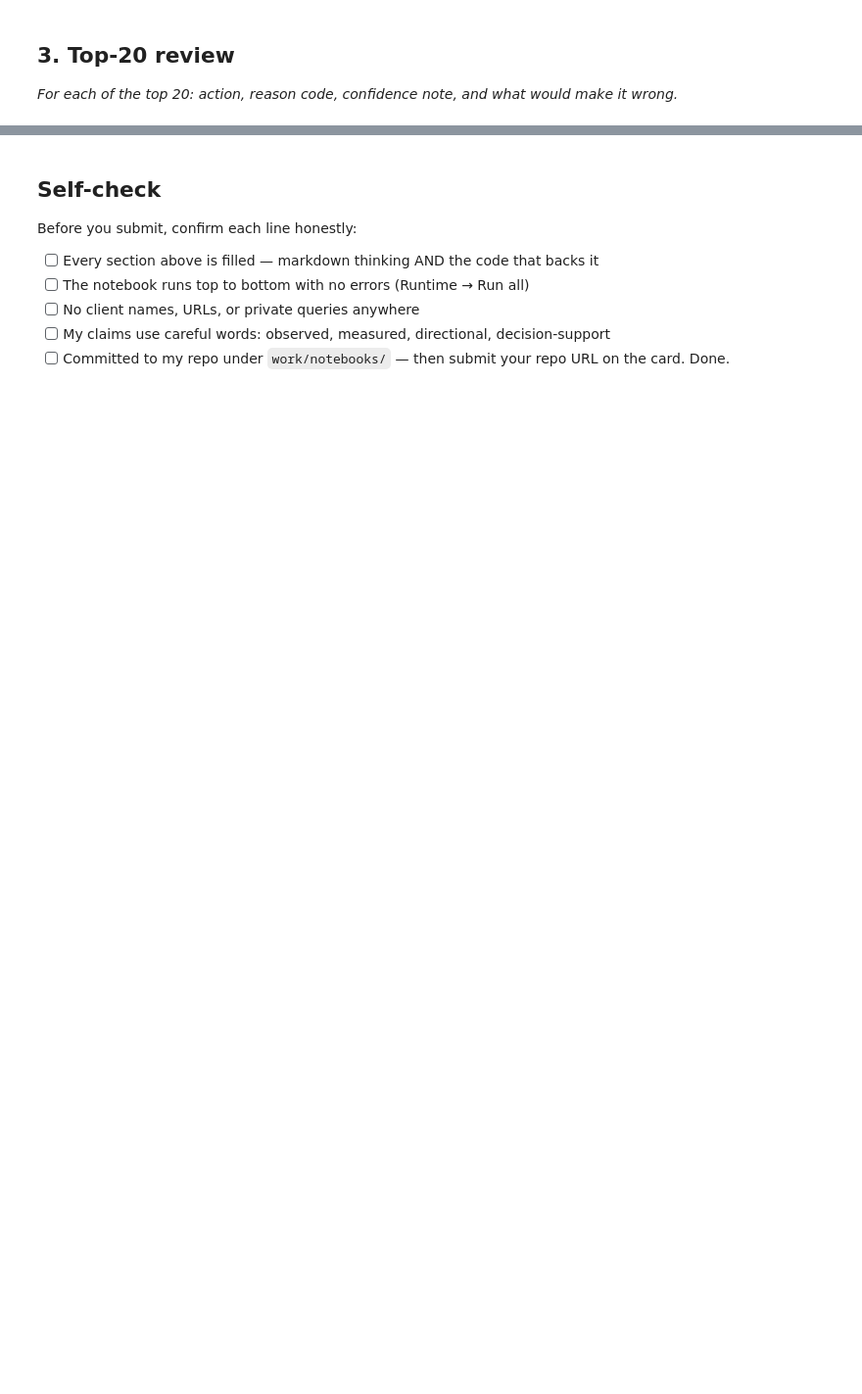
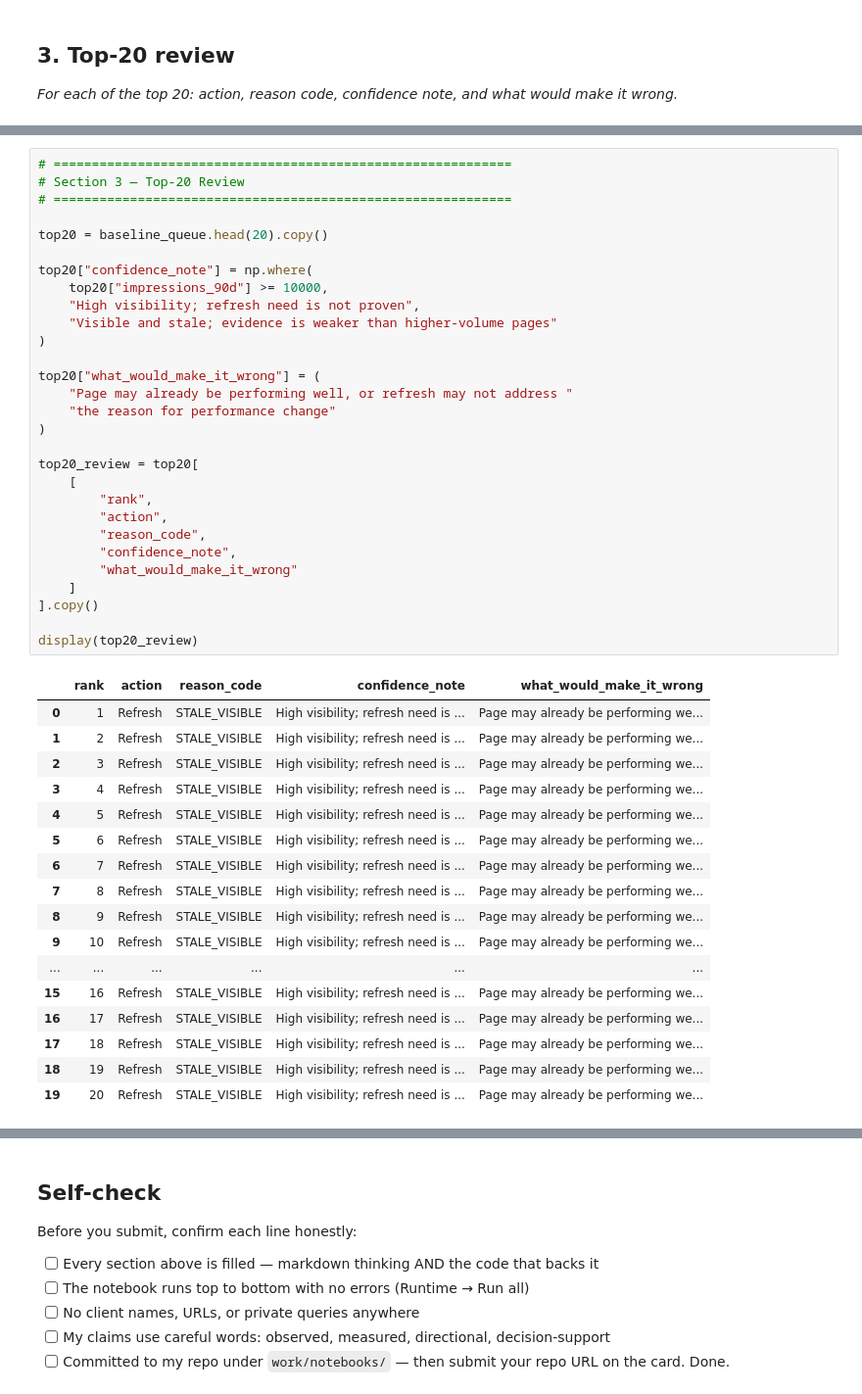
Before and after one commit to MotazSameh/flyrank-ml-internship, a Jupyter notebook: work/notebooks/w04_baseline_score.ipynb, the cells around one changed output, grey strips where cells are left out. Shown at 98% size. Drawn from its saved outputs; the diff is of its cells as text; blank space fills up the shorter version.

```diff
--- a/work/notebooks/w04_baseline_score.ipynb
+++ b/work/notebooks/w04_baseline_score.ipynb
@@ -36,0 +480,47 @@ This skeleton is yours to fill. Work the sections **in order** — each one has
+# %%
+# ============================================================
+# Section 3 — Top-20 Review
+# ============================================================
+
+top20 = baseline_queue.head(20).copy()
+
+top20["confidence_note"] = np.where(
+    top20["impressions_90d"] >= 10000,
+    "High visibility; refresh need is not proven",
+    "Visible and stale; evidence is weaker than higher-volume pages"
+)
+
+top20["what_would_make_it_wrong"] = (
+    "Page may already be performing well, or refresh may not address "
+    "the reason for performance change"
+)
+
+top20_review = top20[
+    [
+        "rank",
+        "action",
+        "reason_code",
+        "confidence_note",
+        "what_would_make_it_wrong"
+    ]
+].copy()
+
+display(top20_review)
+# %% [output]
+|  | rank | action | reason_code | confidence_note | what_would_make_it_wrong |
+| 0 | 1 | Refresh | STALE_VISIBLE | High visibility; refresh need is ... | Page may already be performing we... |
+| 1 | 2 | Refresh | STALE_VISIBLE | High visibility; refresh need is ... | Page may already be performing we... |
+| 2 | 3 | Refresh | STALE_VISIBLE | High visibility; refresh need is ... | Page may already be performing we... |
+| 3 | 4 | Refresh | STALE_VISIBLE | High visibility; refresh need is ... | Page may already be performing we... |
+| 4 | 5 | Refresh | STALE_VISIBLE | High visibility; refresh need is ... | Page may already be performing we... |
+| 5 | 6 | Refresh | STALE_VISIBLE | High visibility; refresh need is ... | Page may already be performing we... |
+| 6 | 7 | Refresh | STALE_VISIBLE | High visibility; refresh need is ... | Page may already be performing we... |
+| 7 | 8 | Refresh | STALE_VISIBLE | High visibility; refresh need is ... | Page may already be performing we... |
+| 8 | 9 | Refresh | STALE_VISIBLE | High visibility; refresh need is ... | Page may already be performing we... |
+| 9 | 10 | Refresh | STALE_VISIBLE | High visibility; refresh need is ... | Page may already be performing we... |
+| ... | ... | ... | ... | ... | ... |
+| 15 | 16 | Refresh | STALE_VISIBLE | High visibility; refresh need is ... | Page may already be performing we... |
+| 16 | 17 | Refresh | STALE_VISIBLE | High visibility; refresh need is ... | Page may already be performing we... |
+| 17 | 18 | Refresh | STALE_VISIBLE | High visibility; refresh need is ... | Page may already be performing we... |
+| 18 | 19 | Refresh | STALE_VISIBLE | High visibility; refresh need is ... | Page may already be performing we... |
+| 19 | 20 | Refresh | STALE_VISIBLE | High visibility; refresh need is ... | Page may already be performing we... |
```
Also changed, not shown: parts of 24 cells of this notebook.
